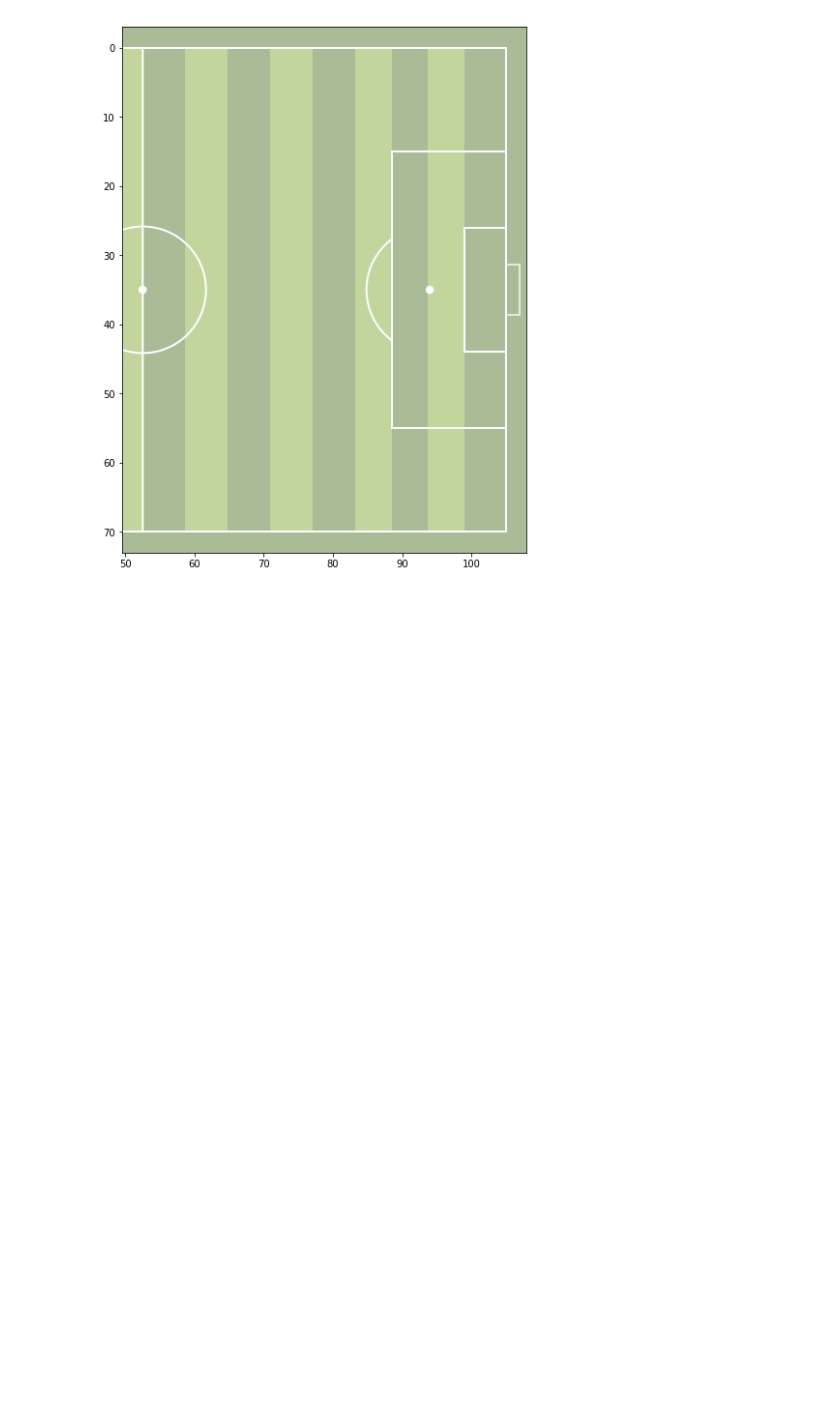
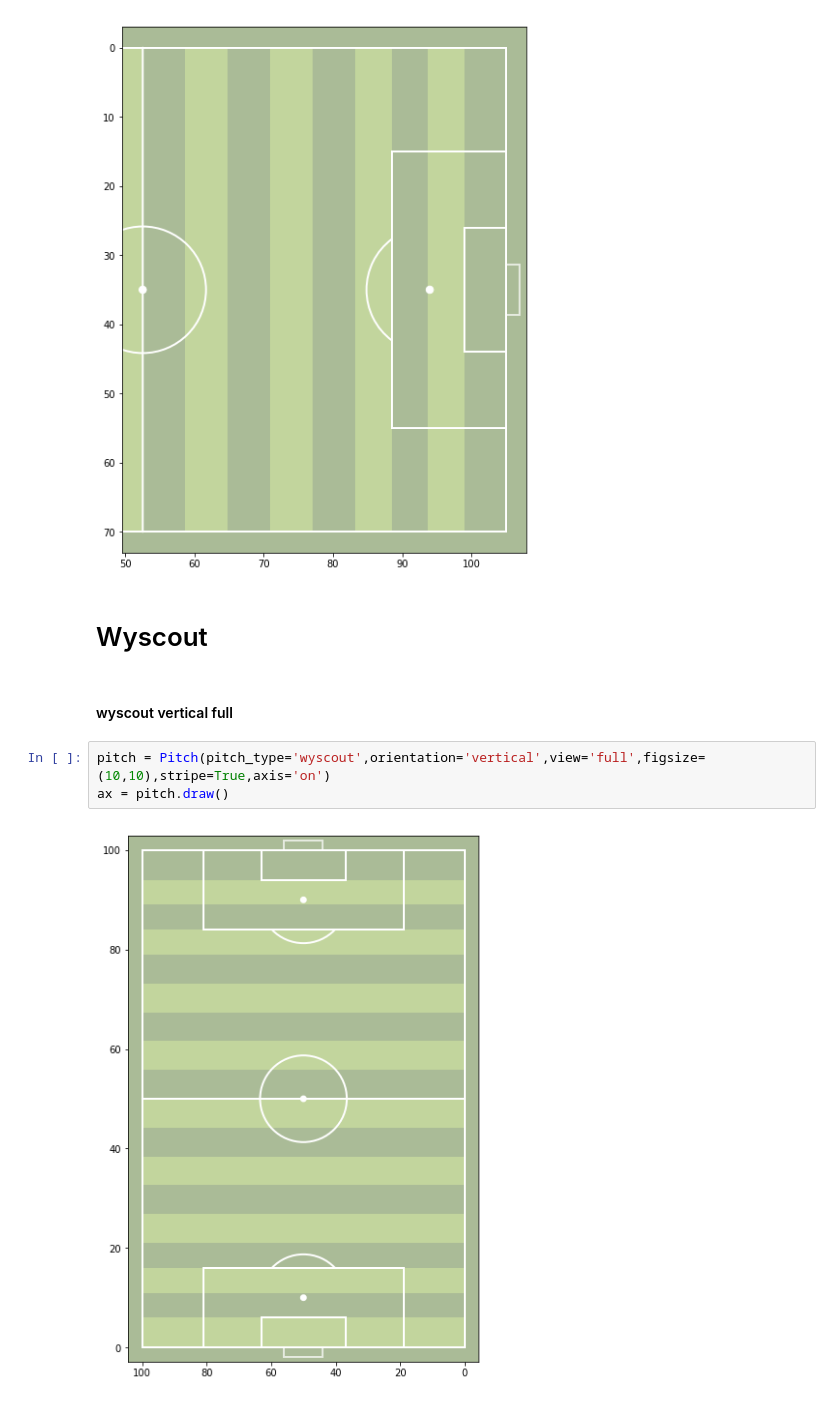
Before and after one commit to andrewRowlinson/mplsoccer, a Jupyter notebook: fbplot/Pitch.ipynb, the cells around one changed output. Cells and saved outputs as stored; diff of their text form; blank space fills up the shorter version.

```diff
--- a/fbplot/Pitch.ipynb
+++ b/fbplot/Pitch.ipynb
@@ -597,3 +580,12 @@ pitch = Pitch(pitch_type='stats',orientation='horizontal',view='half',layout=(1,
 ax = pitch.draw()
 # %% [output]
 [figure]
+# %% [markdown]
+# Wyscout
+# %% [markdown]
+#### wyscout vertical full
+# %%
+pitch = Pitch(pitch_type='wyscout',orientation='vertical',view='full',figsize=(10,10),stripe=True,axis='on')
+ax = pitch.draw()
+# %% [output]
+[figure, added]
```
Also changed, not shown: parts of 12 cells of this notebook, 1 other file.
